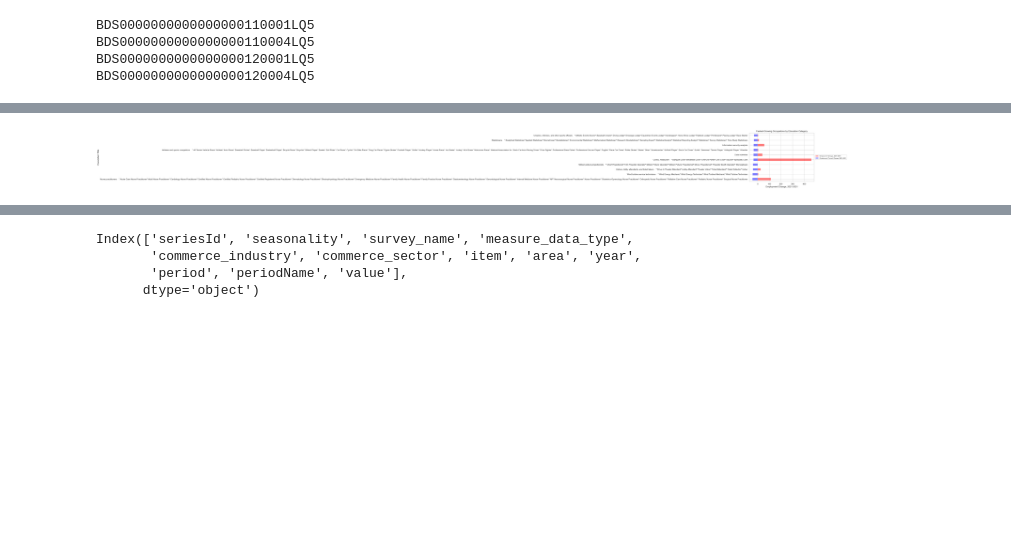
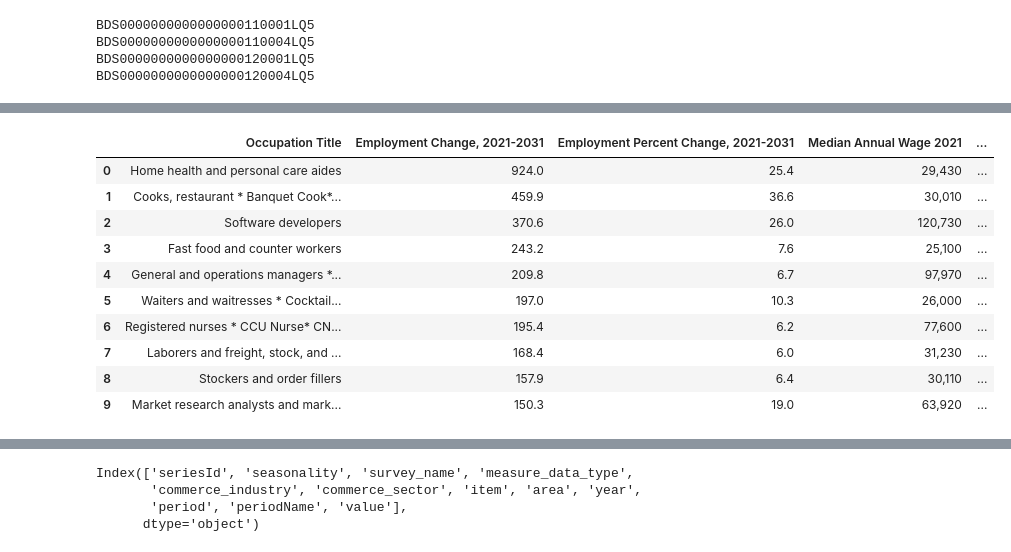
Before and after one commit to aumekubo2/SHAAL, a Jupyter notebook: Andreia/Project1_AU/Untitled.ipynb, the cells around one changed output, grey strips where cells are left out. Cells and saved outputs as stored; diff of their text form; code cells hidden in the pictures; blank space fills up the shorter version.

```diff
--- a/Andreia/Project1_AU/Untitled.ipynb
+++ b/Andreia/Project1_AU/Untitled.ipynb
@@ -478,39 +274,25 @@ new_proj_df = empl_proj_df[['Occupation Title',
                             'Employment Percent Change, 2021-2031',
                             'Median Annual Wage 2021',
                             'Typical Entry-Level Education']]
-# %%
-# sort values descending %
-top_jobs_df = new_proj_df.sort_values(['Employment Percent Change, 2021-2031'], ascending=False)
-
-# select top 10 rows
-top_jobs_df = top_jobs_df.head(10)
-
-# extract x values
-x_col = top_jobs_df['Employment Percent Change, 2021-2031']
-
-# create the plot
-fig, ax = plt.subplots()
-top_jobs_df['Employment Change, 2021-2031'].plot(kind='barh', ax=ax, color='red', alpha=0.5)
-top_jobs_df['Employment Percent Change, 2021-2031'].mul(-1).plot(kind='barh', ax=ax, color='blue', alpha=0.5)
-
-# set the x-tick positions and labels
-xticks_pos = range(len(top_jobs_df))
-xticks_labels = top_jobs_df['Occupation Title'].tolist()
-ax.set_yticks(xticks_pos)
-ax.set_yticklabels(xticks_labels, rotation=0)
-
-# add axis labels and a title
-ax.set_xlabel('Employment Change, 2021-2031')
-ax.set_ylabel('Occupation Title')
-plt.title('Fastest-Growing Occupations by Education Category')
-
-# add a legend
-plt.legend(['Employment Change, 2021-2031', 'Employment Percent Change, 2021-2031'], loc='center left', bbox_to_anchor=(1, 0.5), prop={'size':8})
-
-# save the plot to an HTML file
-plt.savefig('empl_change.png')
-# %% [output]
-[figure, removed]
+# %%
+# Sort the dataframe by 'Employment Change, 2021-2031' column
+top_jobs_df = new_proj_df.sort_values(['Employment Change, 2021-2031'], ascending=False)
+
+# Get the top 10 rows
+top_jobs_df = top_jobs_df.head(10)
+top_jobs_df.reset_index(drop=True)
+# %% [output]
+|  | Occupation Title | Employment Change, 2021-2031 | Employment Percent Change, 2021-2031 | Median Annual Wage 2021 | ... |
+| 0 | Home health and personal care aides | 924.0 | 25.4 | 29,430 | ... |
+| 1 | Cooks, restaurant * Banquet Cook*... | 459.9 | 36.6 | 30,010 | ... |
+| 2 | Software developers | 370.6 | 26.0 | 120,730 | ... |
+| 3 | Fast food and counter workers | 243.2 | 7.6 | 25,100 | ... |
+| 4 | General and operations managers *... | 209.8 | 6.7 | 97,970 | ... |
+| 5 | Waiters and waitresses * Cocktail... | 197.0 | 10.3 | 26,000 | ... |
+| 6 | Registered nurses * CCU Nurse* CN... | 195.4 | 6.2 | 77,600 | ... |
+| 7 | Laborers and freight, stock, and ... | 168.4 | 6.0 | 31,230 | ... |
+| 8 | Stockers and order fillers | 157.9 | 6.4 | 30,110 | ... |
+| 9 | Market research analysts and mark... | 150.3 | 19.0 | 63,920 | ... |
 # %%
 # Sort the dataframe by 'Employment Change, 2021-2031' column
 top_jobs_df = new_proj_df.sort_values(['Employment Change, 2021-2031'], ascending=False)
```
Also changed, not shown: parts of 29 cells of this notebook, 21 other files.
